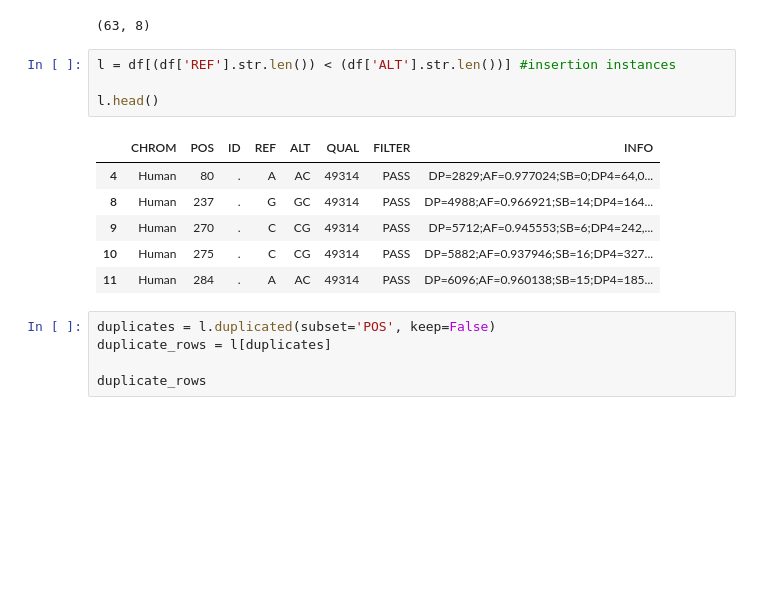
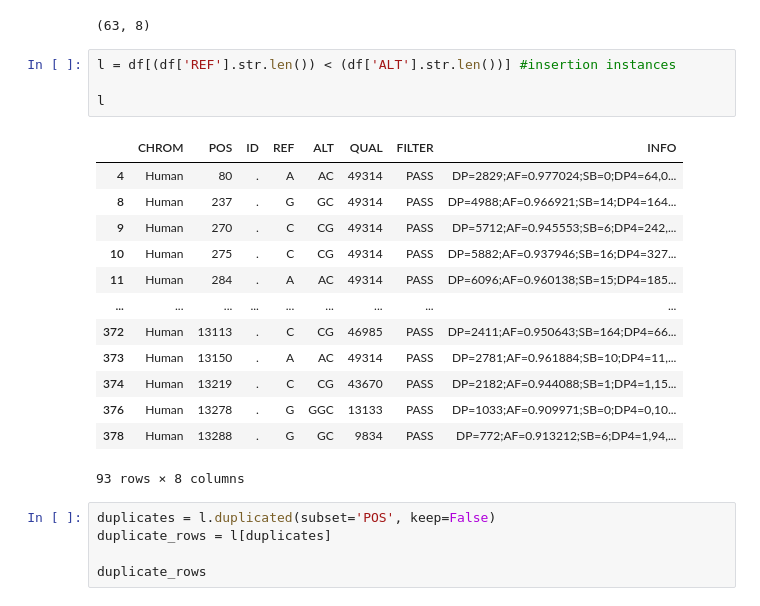
Before and after one commit to chowfi/Human-rDNA, a Jupyter notebook: notebooks/Reference_Genome.ipynb, the cells around one changed output. Drawn from its saved outputs; the diff is of its cells as text; blank space fills up the shorter version.

```diff
--- a/notebooks/Reference_Genome.ipynb
+++ b/notebooks/Reference_Genome.ipynb
@@ -135,14 +135,21 @@ df[(df['REF'].str.len()) > (df['ALT'].str.len())].shape
 # %%
 l = df[(df['REF'].str.len()) < (df['ALT'].str.len())] #insertion instances
 
-l.head()
+l
 # %% [output]
 |  | CHROM | POS | ID | REF | ALT | QUAL | FILTER | INFO |
 | 4 | Human | 80 | . | A | AC | 49314 | PASS | DP=2829;AF=0.977024;SB=0;DP4=64,0... |
 | 8 | Human | 237 | . | G | GC | 49314 | PASS | DP=4988;AF=0.966921;SB=14;DP4=164... |
 | 9 | Human | 270 | . | C | CG | 49314 | PASS | DP=5712;AF=0.945553;SB=6;DP4=242,... |
 | 10 | Human | 275 | . | C | CG | 49314 | PASS | DP=5882;AF=0.937946;SB=16;DP4=327... |
 | 11 | Human | 284 | . | A | AC | 49314 | PASS | DP=6096;AF=0.960138;SB=15;DP4=185... |
+| ... | ... | ... | ... | ... | ... | ... | ... | ... |
+| 372 | Human | 13113 | . | C | CG | 46985 | PASS | DP=2411;AF=0.950643;SB=164;DP4=66... |
+| 373 | Human | 13150 | . | A | AC | 49314 | PASS | DP=2781;AF=0.961884;SB=10;DP4=11,... |
+| 374 | Human | 13219 | . | C | CG | 43670 | PASS | DP=2182;AF=0.944088;SB=1;DP4=1,15... |
+| 376 | Human | 13278 | . | G | GGC | 13133 | PASS | DP=1033;AF=0.909971;SB=0;DP4=0,10... |
+| 378 | Human | 13288 | . | G | GC | 9834 | PASS | DP=772;AF=0.913212;SB=6;DP4=1,94,... |
+93 rows × 8 columns
 # %%
 duplicates = l.duplicated(subset='POS', keep=False)
 duplicate_rows = l[duplicates]
```
Also changed, not shown: 2 other files.
